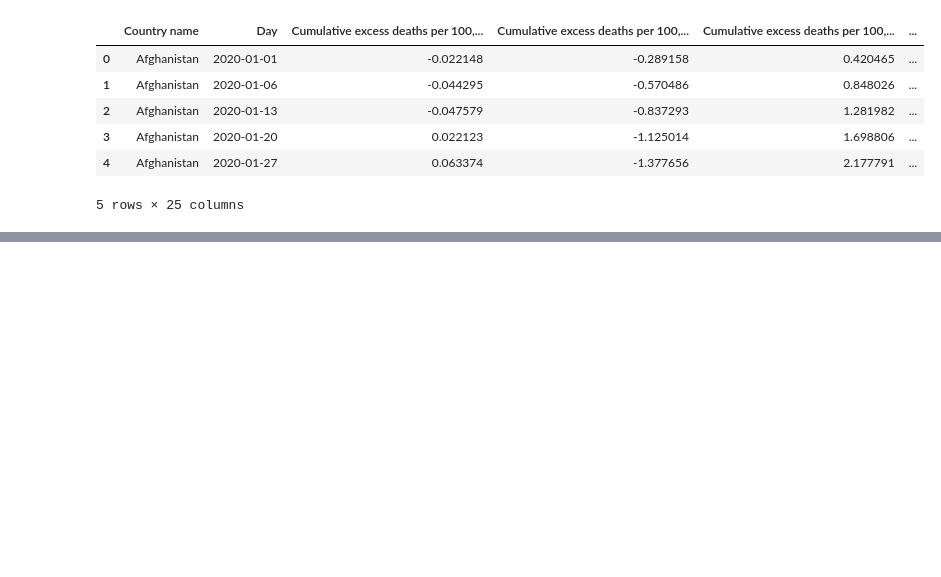
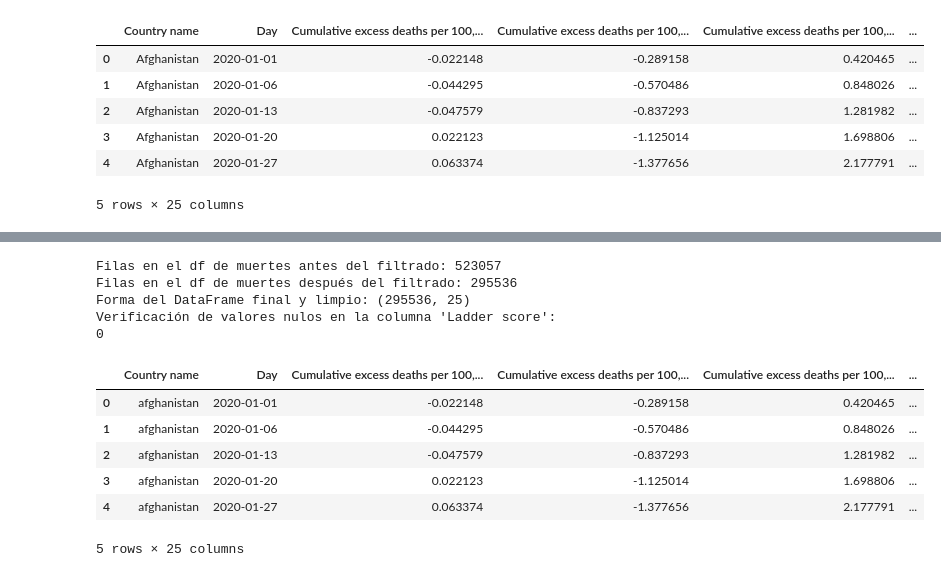
Before and after one commit to AnaGutier/Proyecto_final_Power, a Jupyter notebook: Program_EDA.ipynb, the cells around one changed output, grey strips where cells are left out. Drawn from its saved outputs; the diff is of its cells as text; code cells hidden in the pictures; blank space fills up the shorter version.

Commit message:
dataframe unico hecho bien

```diff
--- a/Program_EDA.ipynb
+++ b/Program_EDA.ipynb
@@ -91,0 +100,46 @@ El nuevo dataset tiene la siguiente forma:
+# %%
+# Vuelvo a cargar los datos originales para asegurar que empezamos el proceso desde cero
+df_muertes_raw = pd.read_csv('Datos brutos/estimated-cumulative-excess-deaths-per-100000-people-during-covid-19 (1).csv')
+df_felicidad_raw = pd.read_csv('Datos brutos/world-happiness-report-2021.csv')
+
+# Normalizo la columna 'Entity' en el df de muertes (quito espacios y a minúsculas)
+df_muertes_raw['Entity'] = df_muertes_raw['Entity'].str.strip().str.lower()
+
+# Normalizo la columna 'Country name' en el df de felicidad
+df_felicidad_raw['Country name'] = df_felicidad_raw['Country name'].str.strip().str.lower()
+
+# Renombro 'Entity' para que la columna de unión se llame igual en ambos dataframes
+df_muertes_raw.rename(columns={'Entity': 'Country name'}, inplace=True)
+
+# Obtengo la lista maestra limpia de países desde el dataframe de felicidad
+lista_paises_validos = df_felicidad_raw['Country name'].unique()
+
+# Filtro el dataframe de muertes para quedarme solo con las filas cuyo país está en la lista válida
+print(f"Filas en el df de muertes antes del filtrado: {len(df_muertes_raw)}")
+df_muertes_filtrado = df_muertes_raw[df_muertes_raw['Country name'].isin(lista_paises_validos)]
+print(f"Filas en el df de muertes después del filtrado: {len(df_muertes_filtrado)}")
+
+# Uno los dataframes ya limpios y filtrados.
+# Uso 'left' para mantener todas las filas del df de muertes ya filtrado.
+df_final_limpio = pd.merge(df_muertes_filtrado, df_felicidad_raw, on='Country name', how='left')
+
+# Verificación
+
+print(f"Forma del DataFrame final y limpio: {df_final_limpio.shape}")
+print(f"Verificación de valores nulos en la columna 'Ladder score':")
+print(df_final_limpio['Ladder score'].isnull().sum())
+
+df_final_limpio.head()
+# %% [output]
+Filas en el df de muertes antes del filtrado: 523057
+Filas en el df de muertes después del filtrado: 295536
+Forma del DataFrame final y limpio: (295536, 25)
+Verificación de valores nulos en la columna 'Ladder score':
+0
+|  | Country name | Day | Cumulative excess deaths per 100,... | Cumulative excess deaths per 100,... | Cumulative excess deaths per 100,... | ... |
+| 0 | afghanistan | 2020-01-01 | -0.022148 | -0.289158 | 0.420465 | ... |
+| 1 | afghanistan | 2020-01-06 | -0.044295 | -0.570486 | 0.848026 | ... |
+| 2 | afghanistan | 2020-01-13 | -0.047579 | -0.837293 | 1.281982 | ... |
+| 3 | afghanistan | 2020-01-20 | 0.022123 | -1.125014 | 1.698806 | ... |
+| 4 | afghanistan | 2020-01-27 | 0.063374 | -1.377656 | 2.177791 | ... |
+5 rows × 25 columns
```
Also changed, not shown: parts of 3 cells of this notebook.
